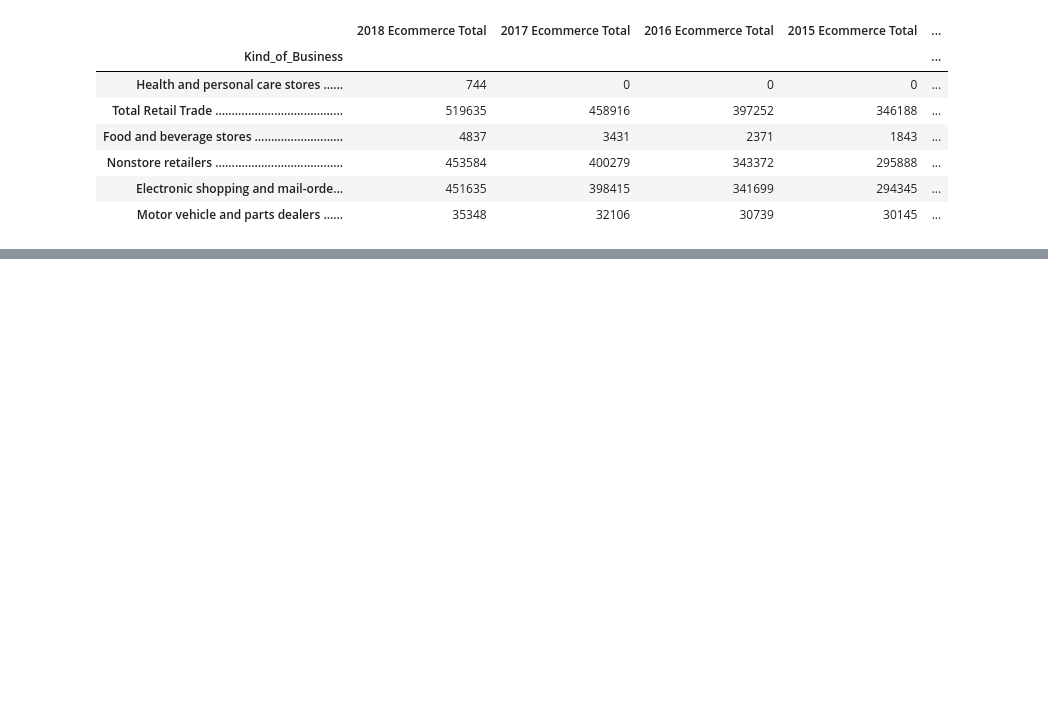
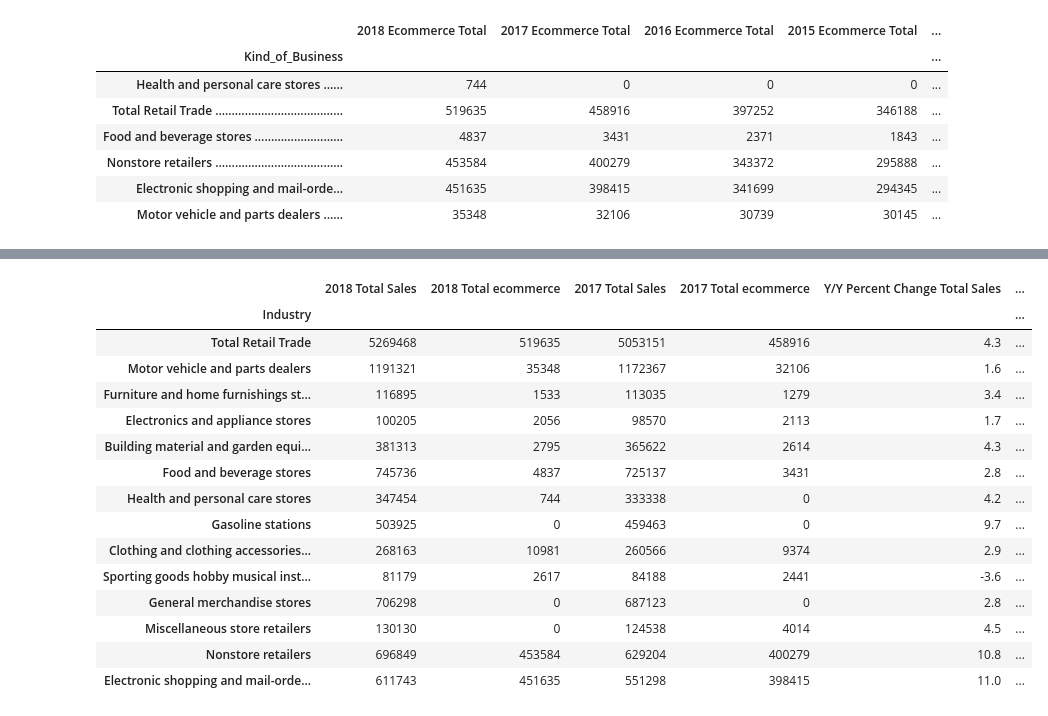
Before and after one commit to Mquinton28/ecommerce_project, a Jupyter notebook: Historical & Overall Data.ipynb, the cells around one changed output, grey strips where cells are left out. Drawn from its saved outputs; the diff is of its cells as text; code cells hidden in the pictures; blank space fills up the shorter version.

Commit message:
Updates on State Data

```diff
--- a/Historical & Overall Data.ipynb
+++ b/Historical & Overall Data.ipynb
@@ -272,0 +327,5 @@ US_totalrev_df.head()
+# %%
+# Remove commas from the data
+# remove commas from dataframe
+US_totalrev_df.replace(',','', regex=True, inplace=True)
+US_totalrev_df.head()
@@ -281,8 +347,25 @@ US_totalrev_df = US_totalrev_df.set_index("Industry")
 # %%
 # Final DataFrame
 # Need two separate dataframes for plotting
-US_totalrev_df = US_totalrev_df.replace({'S': None})
+US_totalrev_df = US_totalrev_df.replace({'S': '0'})
 US_totalrev_df
+# %% [output]
+|  | 2018 Total Sales | 2018 Total ecommerce | 2017 Total Sales | 2017 Total ecommerce | Y/Y Percent Change Total Sales | ... |
+| Industry |  |  |  |  |  | ... |
+| Total Retail Trade | 5269468 | 519635 | 5053151 | 458916 | 4.3 | ... |
+| Motor vehicle and parts dealers | 1191321 | 35348 | 1172367 | 32106 | 1.6 | ... |
+| Furniture and home furnishings st... | 116895 | 1533 | 113035 | 1279 | 3.4 | ... |
+| Electronics and appliance stores | 100205 | 2056 | 98570 | 2113 | 1.7 | ... |
+| Building material and garden equi... | 381313 | 2795 | 365622 | 2614 | 4.3 | ... |
+| Food and beverage stores | 745736 | 4837 | 725137 | 3431 | 2.8 | ... |
+| Health and personal care stores | 347454 | 744 | 333338 | 0 | 4.2 | ... |
+| Gasoline stations | 503925 | 0 | 459463 | 0 | 9.7 | ... |
+| Clothing and clothing accessories... | 268163 | 10981 | 260566 | 9374 | 2.9 | ... |
+| Sporting goods hobby musical inst... | 81179 | 2617 | 84188 | 2441 | -3.6 | ... |
+| General merchandise stores | 706298 | 0 | 687123 | 0 | 2.8 | ... |
+| Miscellaneous store retailers | 130130 | 0 | 124538 | 4014 | 4.5 | ... |
+| Nonstore retailers | 696849 | 453584 | 629204 | 400279 | 10.8 | ... |
+| Electronic shopping and mail-orde... | 611743 | 451635 | 551298 | 398415 | 11.0 | ... |
 # %%
 # Totals df for plotting
 # Non-store retail = do not have brick and mortar stores
```
Also changed, not shown: parts of 27 cells of this notebook, 8 other files.
